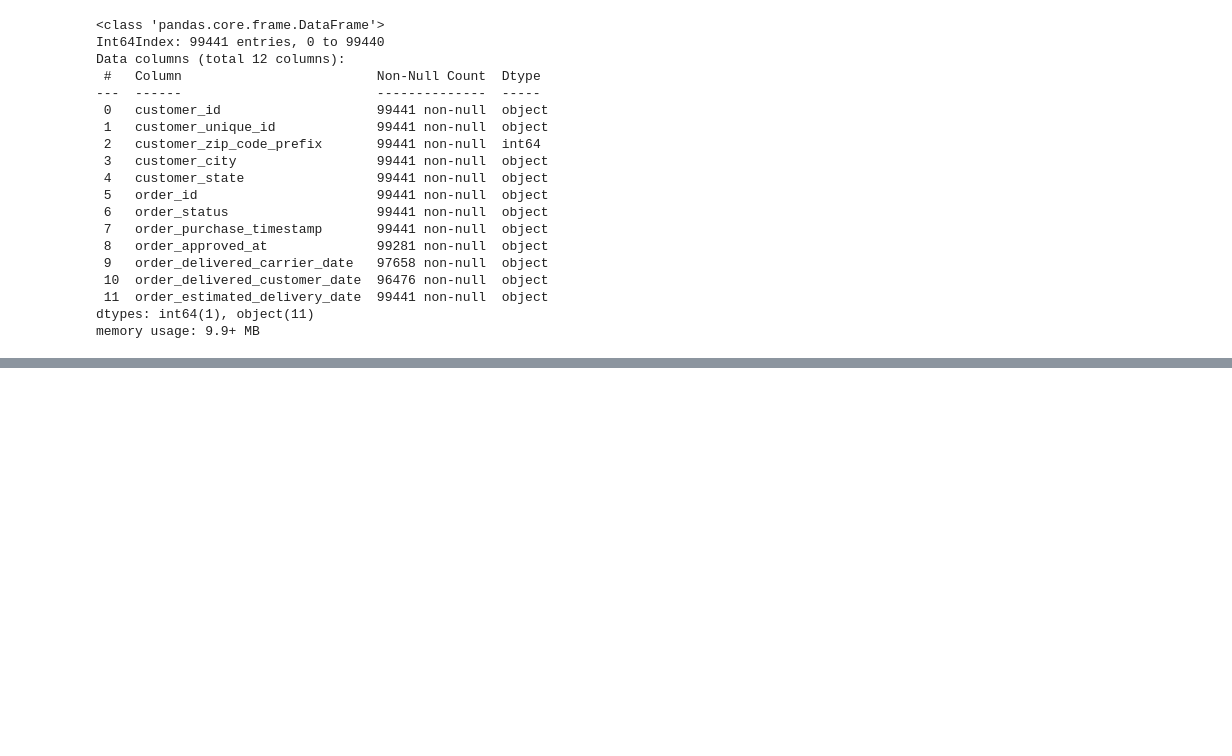
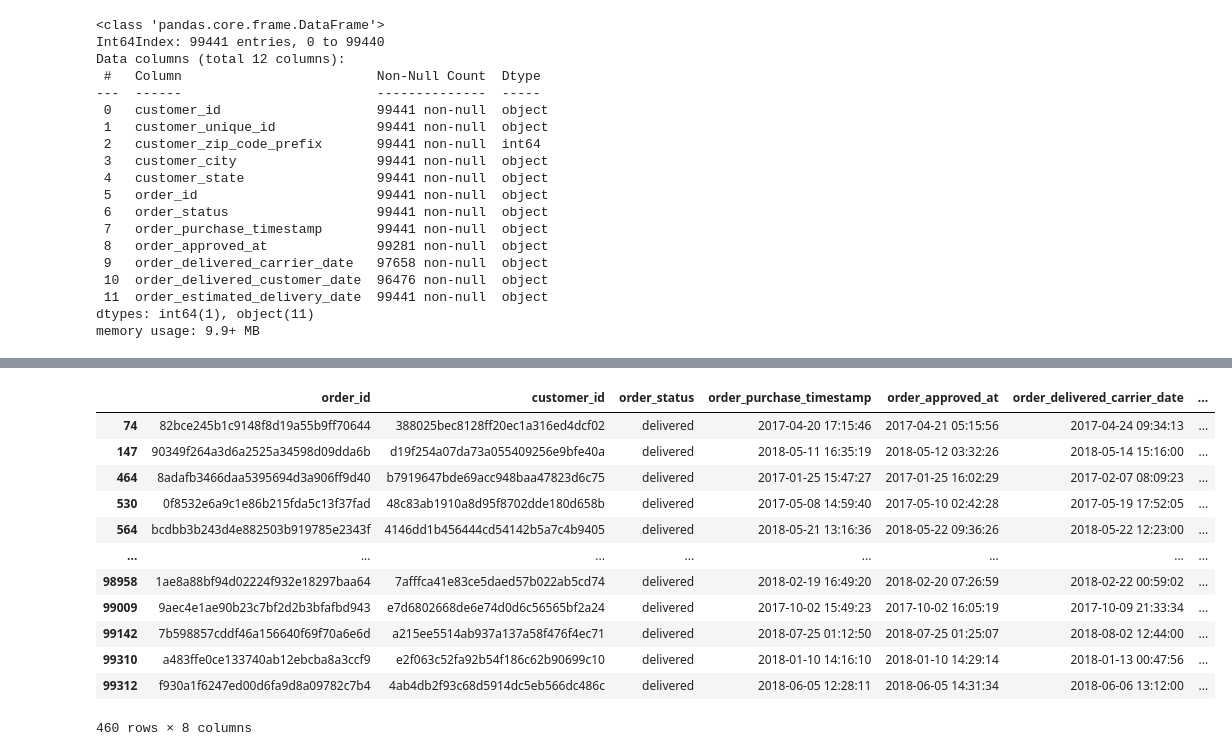
Before and after one commit to MariaDBPerez/clients_segmentation, a Jupyter notebook: project_5.ipynb, the cells around one changed output, grey strips where cells are left out. Saved outputs shown, nothing was run; the diff lists cells and outputs as text; code cells hidden in the pictures; blank space fills up the shorter version.

```diff
--- a/project_5.ipynb
+++ b/project_5.ipynb
@@ -318,0 +341,6 @@ The two data for Olist orders and products contain a very low percentage of miss
+# %%
+olist_order_items_new_df =  olist_order_items_df.copy()
+# %%
+olist_order_items_new_df['count'] = olist_order_items_new_df.groupby('order_id')['order_id'].transform('count')
+# %%
+olist_order_items_new_df.rename(columns={"count":"order_total_number_of_items"},inplace=True)
@@ -386,0 +638,19 @@ We will perform the third merge by merging the resulting data frame from the sec
+# %%
+olist_orders_new_df = olist_orders_df.copy()
+# %%
+asdf = olist_order_items_new_df[olist_order_items_new_df['order_total_number_of_items'] > 4]['order_id'].to_list()
+olist_orders_new_df[olist_orders_new_df['order_id'].isin(asdf)]
+# %% [output]
+|  | order_id | customer_id | order_status | order_purchase_timestamp | order_approved_at | order_delivered_carrier_date | ... |
+| 74 | 82bce245b1c9148f8d19a55b9ff70644 | 388025bec8128ff20ec1a316ed4dcf02 | delivered | 2017-04-20 17:15:46 | 2017-04-21 05:15:56 | 2017-04-24 09:34:13 | ... |
+| 147 | 90349f264a3d6a2525a34598d09dda6b | d19f254a07da73a055409256e9bfe40a | delivered | 2018-05-11 16:35:19 | 2018-05-12 03:32:26 | 2018-05-14 15:16:00 | ... |
+| 464 | 8adafb3466daa5395694d3a906ff9d40 | b7919647bde69acc948baa47823d6c75 | delivered | 2017-01-25 15:47:27 | 2017-01-25 16:02:29 | 2017-02-07 08:09:23 | ... |
+| 530 | 0f8532e6a9c1e86b215fda5c13f37fad | 48c83ab1910a8d95f8702dde180d658b | delivered | 2017-05-08 14:59:40 | 2017-05-10 02:42:28 | 2017-05-19 17:52:05 | ... |
+| 564 | bcdbb3b243d4e882503b919785e2343f | 4146dd1b456444cd54142b5a7c4b9405 | delivered | 2018-05-21 13:16:36 | 2018-05-22 09:36:26 | 2018-05-22 12:23:00 | ... |
+| ... | ... | ... | ... | ... | ... | ... | ... |
+| 98958 | 1ae8a88bf94d02224f932e18297baa64 | 7afffca41e83ce5daed57b022ab5cd74 | delivered | 2018-02-19 16:49:20 | 2018-02-20 07:26:59 | 2018-02-22 00:59:02 | ... |
+| 99009 | 9aec4e1ae90b23c7bf2d2b3bfafbd943 | e7d6802668de6e74d0d6c56565bf2a24 | delivered | 2017-10-02 15:49:23 | 2017-10-02 16:05:19 | 2017-10-09 21:33:34 | ... |
+| 99142 | 7b598857cddf46a156640f69f70a6e6d | a215ee5514ab937a137a58f476f4ec71 | delivered | 2018-07-25 01:12:50 | 2018-07-25 01:25:07 | 2018-08-02 12:44:00 | ... |
+| 99310 | a483ffe0ce133740ab12ebcba8a3ccf9 | e2f063c52fa92b54f186c62b90699c10 | delivered | 2018-01-10 14:16:10 | 2018-01-10 14:29:14 | 2018-01-13 00:47:56 | ... |
+| 99312 | f930a1f6247ed00d6fa9d8a09782c7b4 | 4ab4db2f93c68d5914dc5eb566dc486c | delivered | 2018-06-05 12:28:11 | 2018-06-05 14:31:34 | 2018-06-06 13:12:00 | ... |
+460 rows × 8 columns
```
Also changed, not shown: parts of 66 cells of this notebook.
